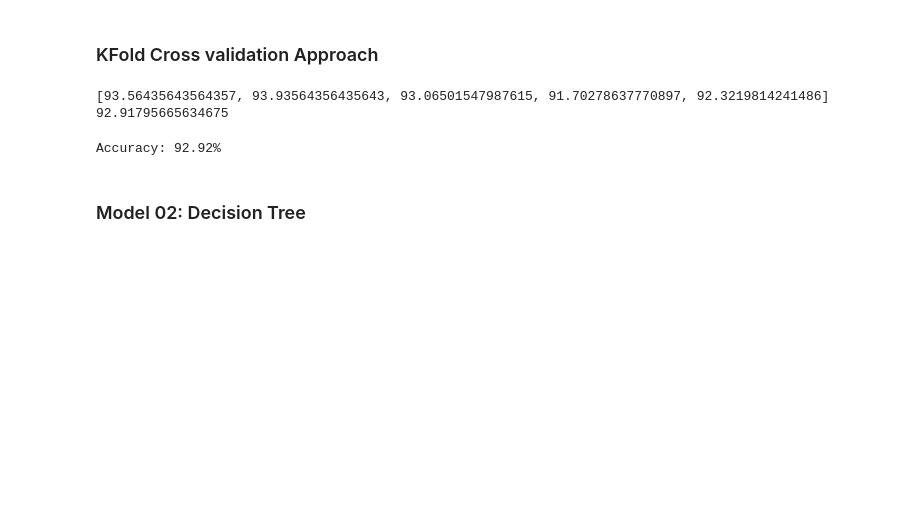
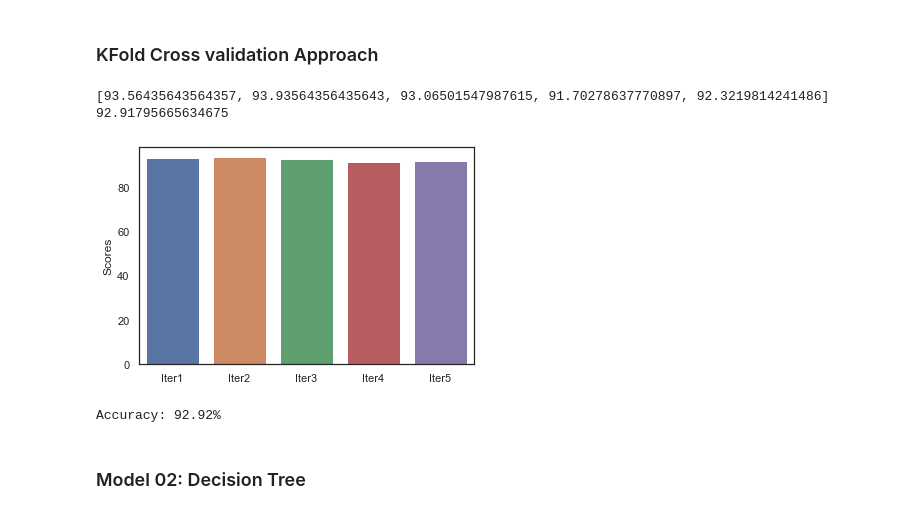
Before and after one commit to GETUCHALA20/Ad-campaign-performance-, a Jupyter notebook: AB Testing with Machine Learning.ipynb, the cells around one changed output. Cells and saved outputs as stored; diff of their text form; code cells hidden in the pictures; blank space fills up the shorter version.

```diff
--- a/AB Testing with Machine Learning.ipynb
+++ b/AB Testing with Machine Learning.ipynb
@@ -250,6 +259,17 @@ print((sum(accuracy_model)/len(accuracy_model)))
 # %% [output]
 [93.56435643564357, 93.93564356435643, 93.06501547987615, 91.70278637770897, 92.3219814241486]
 92.91795665634675
+# %%
+### Visualize accuracy for each iteration
+
+scores = pd.DataFrame(accuracy_model,columns=['Scores'])
+
+sns.set(style="white", rc={"lines.linewidth": 3})
+sns.barplot(x=['Iter1','Iter2','Iter3','Iter4','Iter5'],y="Scores",data=scores)
+plt.show()
+sns.set()
+# %% [output]
+[figure, added]
 # %%
 # Accuracy percentage of k fold cross validation approach
 from sklearn import model_selection
```
Also changed, not shown: parts of 19 cells of this notebook, 1 other file.
